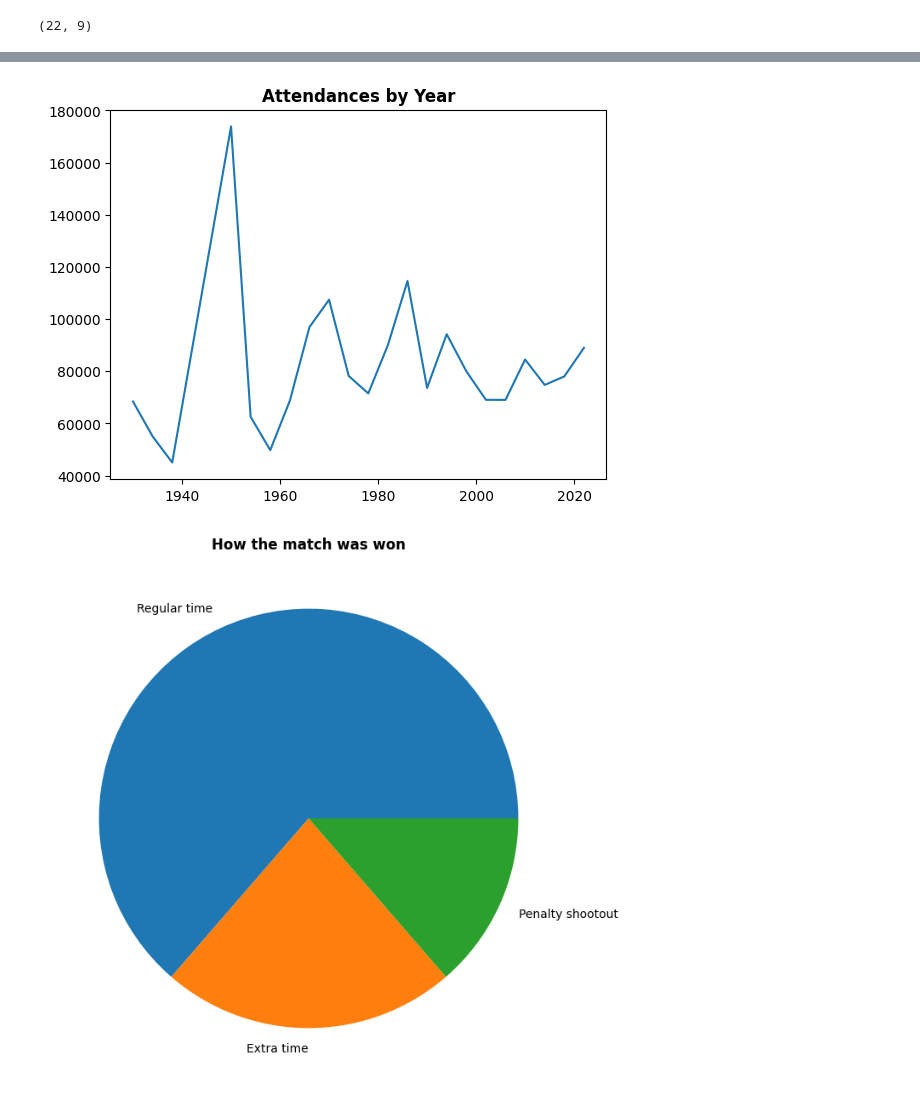
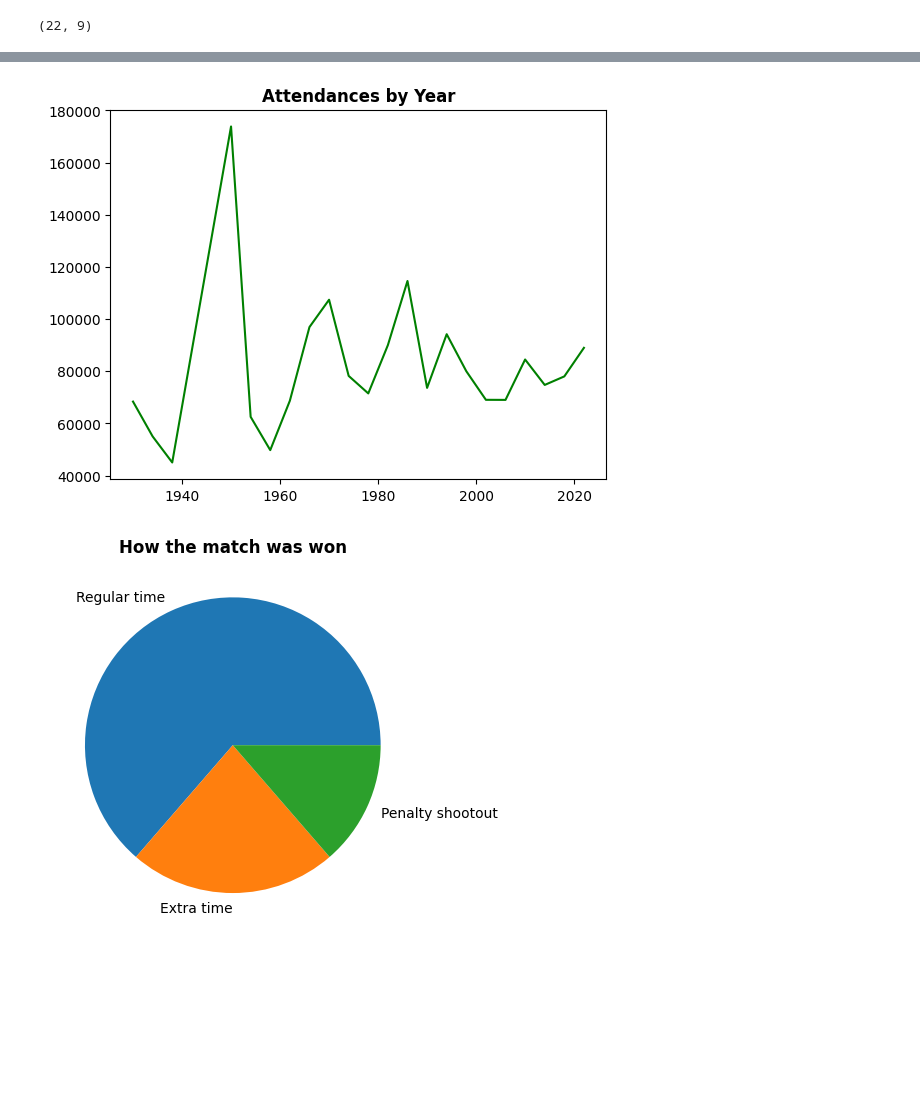
Before and after one commit to guilhermelaviola/SoccerCompetitionsStudy, a Jupyter notebook: FIFAWorldCupStudy.ipynb, the cells around one changed output, grey strips where cells are left out. Drawn from its saved outputs; the diff is of its cells as text; code cells hidden in the pictures; blank space fills up the shorter version.

```diff
--- a/FIFAWorldCupStudy.ipynb
+++ b/FIFAWorldCupStudy.ipynb
@@ -68,16 +68,15 @@ plt.show()
 # %%
 # Displaying the attendances by year:
 plt.title('Attendances by Year', fontweight = 'bold')
-plt.plot(wc['Year'], wc['Attendance'])
+plt.plot(wc['Year'], wc['Attendance'], color = 'green')
 plt.show()
 # %% [output]
-[figure, old version]
+[figure, new version]
 # %%
 # Displaying the distribution of the way the match was won:
-wc.groupby('Year').first()['How the game was won'].value_counts().plot(kind = 'pie',
-                                                                     figsize = (8, 8))
+wc.groupby('Year').first()['How the game was won'].value_counts().plot(kind = 'pie')
 plt.ylabel(None)
 plt.title('How the match was won', fontweight = 'bold')
 plt.show()
 # %% [output]
-[figure, old version]
+[figure, new version]
```
Also changed, not shown: parts of 2 cells of this notebook.
